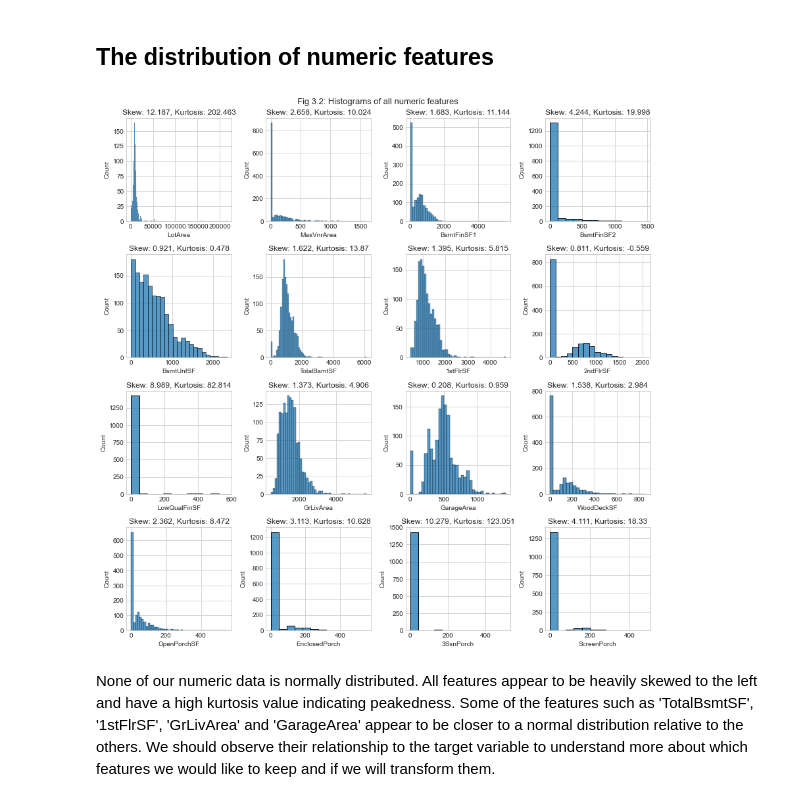
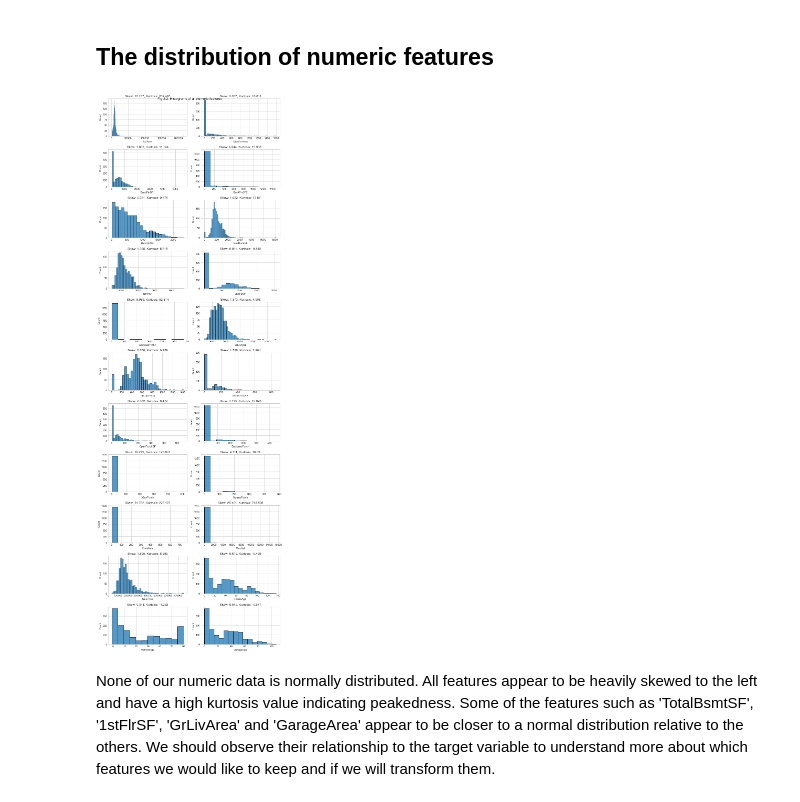
Before and after one commit to Murotiwamambo/House-Price-Predicitions, a Jupyter notebook: Exploratory Data Analysis.ipynb, the cells around one changed output. Saved outputs shown, nothing was run; the diff lists cells and outputs as text; code cells hidden in the pictures.

```diff
--- a/Exploratory Data Analysis.ipynb
+++ b/Exploratory Data Analysis.ipynb
@@ -143,0 +150,11 @@ Certain features like 'GarageCars' and 'FullBath' were initially assigned the in
+# %%
+# making new age columns and removeing the date columns
+dates_columns = ["YearBuilt", "YearRemodAdd","GarageYrBlt", "YrSold"]
+
+raw_df["HouseAge"] = raw_df.YrSold - raw_df.YearBuilt
+raw_df["RemodAge"] = raw_df.YrSold - raw_df.YearRemodAdd
+raw_df["GarageAge"]=raw_df.YrSold - raw_df.GarageYrBlt
+
+raw_df.drop(dates_columns, axis=1, inplace=True)
+
+raw_df.head()
@@ -147,8 +176,8 @@ Certain features like 'GarageCars' and 'FullBath' were initially assigned the in
 feature_dtypes = {'MSSubClass':'category', 'MSZoning':'category', 'LotFrontage':'numeric', 'LotArea':'numeric', 'Street':'category',
        'Alley':'category', 'LotShape':'category', 'LandContour':'category', 'Utilities':'category', 'LotConfig':'category',
        'LandSlope':'category', 'Neighborhood':'category', 'Condition1':'category', 'Condition2':'category', 'BldgType':'category',
-       'HouseStyle':'category', 'OverallQual':'category', 'OverallCond':'category', 'YearBuilt':'category', 'YearRemodAdd':'category',
-       'RoofStyle':'category', 'RoofMatl':'category', 'Exterior1st':'category', 'Exterior2nd':'category', 'MasVnrType':'category',
+       'HouseStyle':'category', 'OverallQual':'category', 'OverallCond':'category', 'RoofStyle':'category', 'RoofMatl':'category',
+        'Exterior1st':'category','Exterior2nd':'category', 'MasVnrType':'category',
        'MasVnrArea':'numeric', 'ExterQual':'category', 'ExterCond':'category', 'Foundation':'category', 'BsmtQual':'category',
        'BsmtCond':'category', 'BsmtExposure':'category', 'BsmtFinType1':'category', 'BsmtFinSF1':'numeric',
        'BsmtFinType2':'category', 'BsmtFinSF2':'numeric', 'BsmtUnfSF':'numeric', 'TotalBsmtSF':'numeric', 'Heating':'category',
@@ -156,10 +185,10 @@ feature_dtypes = {'MSSubClass':'category', 'MSZoning':'category', 'LotFrontage':
        'LowQualFinSF':'numeric', 'GrLivArea':'numeric', 'BsmtFullBath':'category', 'BsmtHalfBath':'category', 'FullBath':'category',
        'HalfBath':'category', 'BedroomAbvGr':'category', 'KitchenAbvGr':'category', 'KitchenQual':'category',
        'TotRmsAbvGrd':'category', 'Functional':'category', 'Fireplaces':'category', 'FireplaceQu':'category', 'GarageType':'category',
-       'GarageYrBlt':'category', 'GarageFinish':'category', 'GarageCars':'category', 'GarageArea':'numeric', 'GarageQual':'category',
+       'GarageAge':'numeric', 'GarageFinish':'category', 'GarageCars':'category', 'GarageArea':'numeric', 'GarageQual':'category',
        'GarageCond':'category', 'PavedDrive':'category', 'WoodDeckSF':'numeric', 'OpenPorchSF':'numeric',
        'EnclosedPorch':'numeric', '3SsnPorch':'numeric', 'ScreenPorch':'numeric', 'PoolArea':'numeric', 'PoolQC':'category',
-       'Fence':'category', 'MiscFeature':'category', 'MiscVal':'numeric', 'MoSold':'category', 'YrSold':'category', 'SaleType':'category',
+       'Fence':'category', 'MiscFeature':'category', 'MiscVal':'numeric', 'MoSold':'category', 'HouseAge':'numeric','RemodAge':'numeric', 'SaleType':'category',
        'SaleCondition':'category', 'SalePrice':'numeric'}
 
 
@@ -433,17 +460,17 @@ numeric_df_columns_no_sale_price = ['LotArea', 'MasVnrArea', 'BsmtFinSF1', 'Bsmt
 # %%
-fig,axes = plt.subplots(4,4, figsize=(12,12))
+fig,axes = plt.subplots(11,2, figsize=(10,30))
 fig.suptitle('Fig 3.2: Histograms of all numeric features', fontsize=13)
 
 for i, ax in enumerate(axes.flatten()):
-    ax = sns.histplot(numeric_df[f"{numeric_df_columns_no_sale_price[i]}"], ax=ax)
-    skew = numeric_df[f"{numeric_df_columns_no_sale_price[i]}"].skew()
-    kurt = numeric_df[f"{numeric_df_columns_no_sale_price[i]}"].kurt()
+    ax = sns.histplot(numeric_df[f"{numeric_df_columns[i]}"], ax=ax)
+    skew = numeric_df[f"{numeric_df_columns[i]}"].skew()
+    kurt = numeric_df[f"{numeric_df_columns[i]}"].kurt()
     ax.set_title(f"Skew: {np.round(skew,3)}, Kurtosis: {np.round(kurt,3)}")
 
-fig.subplots_adjust(top=0.9,wspace=0.2, hspace=0.3)
+fig.subplots_adjust(top=0.99,wspace=0.2, hspace=0.3)
 fig.tight_layout()
 # %% [output]
-[figure, old version]
+[figure, new version]
 # %% [markdown]
 None of our numeric data is normally distributed. All features appear to be heavily skewed to the left and have a high kurtosis value indicating peakedness. Some of the features such as 'TotalBsmtSF', '1stFlrSF', 'GrLivArea' and 'GarageArea' appear to be closer to a normal distribution relative to the others. We should observe their relationship to the target variable to understand more about which features we would like to keep and if we will transform them.
 # %% [markdown]
```
Also changed, not shown: parts of 27 cells of this notebook.
